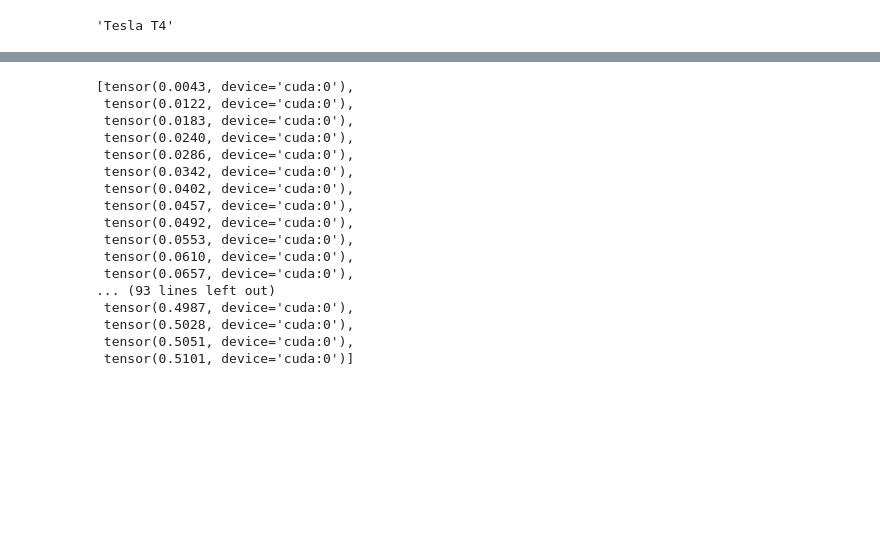
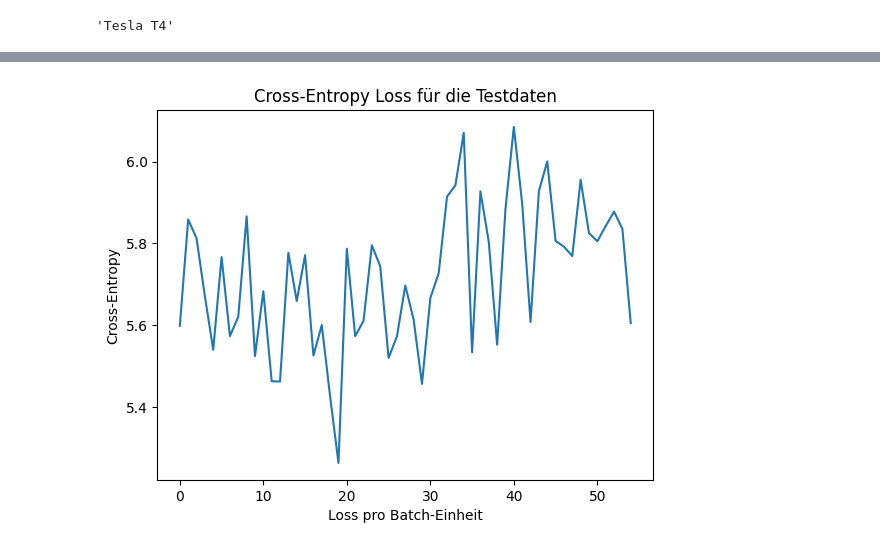
Before and after one commit to JNPauli/Emotional_Machines, a Jupyter notebook: Classification_Pipeline.ipynb, the cells around one changed output, grey strips where cells are left out. Drawn from its saved outputs; the diff is of its cells as text; code cells hidden in the pictures; blank space fills up the shorter version.

```diff
--- a/Classification_Pipeline.ipynb
+++ b/Classification_Pipeline.ipynb
@@ -619,20 +619,0 @@ testing...
-# %%
-acc
-# %% [output]
-[tensor(0.0043, device='cuda:0'),
- tensor(0.0122, device='cuda:0'),
- tensor(0.0183, device='cuda:0'),
- tensor(0.0240, device='cuda:0'),
- tensor(0.0286, device='cuda:0'),
- tensor(0.0342, device='cuda:0'),
- tensor(0.0402, device='cuda:0'),
- tensor(0.0457, device='cuda:0'),
- tensor(0.0492, device='cuda:0'),
- tensor(0.0553, device='cuda:0'),
- tensor(0.0610, device='cuda:0'),
- tensor(0.0657, device='cuda:0'),
-... (93 lines left out)
- tensor(0.4987, device='cuda:0'),
- tensor(0.5028, device='cuda:0'),
- tensor(0.5051, device='cuda:0'),
- tensor(0.5101, device='cuda:0')]
@@ -640,0 +620,8 @@ n
+# %%
+plt.plot(loss)
+plt.xlabel('Loss pro Batch-Einheit')
+plt.ylabel('Cross-Entropy')
+plt.title('Cross-Entropy Loss für die Testdaten')
+plt.show()
+# %% [output]
+[figure, added]
```
Also changed, not shown: parts of 19 cells of this notebook.
